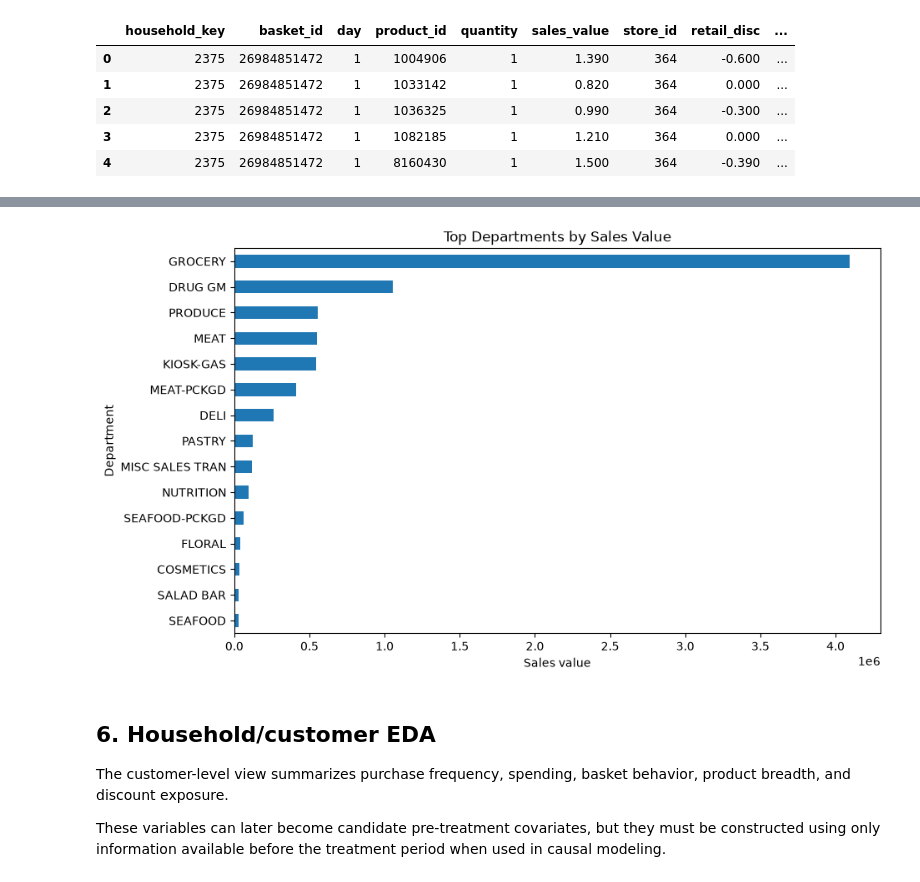
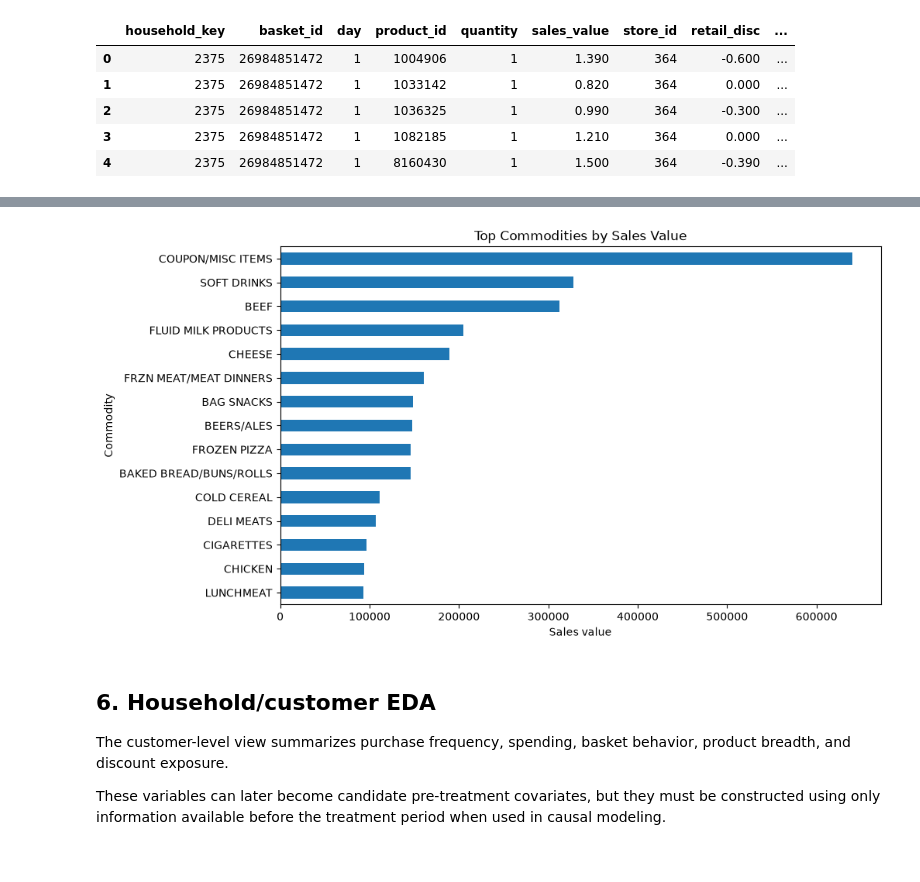
Before and after one commit to builetrongduc/26611-ecom, a Jupyter notebook: ecom/dunnhumby_complete_journey_eda.ipynb, the cells around one changed output, grey strips where cells are left out. Drawn from its saved outputs; the diff is of its cells as text; code cells hidden in the pictures.

```diff
--- a/ecom/dunnhumby_complete_journey_eda.ipynb
+++ b/ecom/dunnhumby_complete_journey_eda.ipynb
@@ -911,22 +873,22 @@ Top 20 by SUB_COMMODITY_DESC:
 # %%
 # 18. Category sales visualization
 
-if "tx_prod" in globals() and "DEPARTMENT" in tx_prod.columns:
-    dept = (
-        tx_prod.groupby("DEPARTMENT")["sales_value"]
+if "tx_prod" in globals() and "COMMODITY_DESC" in tx_prod.columns:
+    comm = (
+        tx_prod.groupby("COMMODITY_DESC")["sales_value"]
                .sum()
                .sort_values(ascending=False)
                .head(15)
     )
 
     fig, ax = plt.subplots(figsize=(10, 6))
-    dept.sort_values().plot(kind="barh", ax=ax)
-    ax.set_title("Top Departments by Sales Value")
+    comm.sort_values().plot(kind="barh", ax=ax)
+    ax.set_title("Top Commodities by Sales Value")
     ax.set_xlabel("Sales value")
-    ax.set_ylabel("Department")
+    ax.set_ylabel("Commodity")
     plt.show()
 # %% [output]
-[figure, old version]
+[figure, new version]
 # %% [markdown]
 ## 6. Household/customer EDA
 
```
Also changed, not shown: parts of 7 cells of this notebook, 5 other files.
